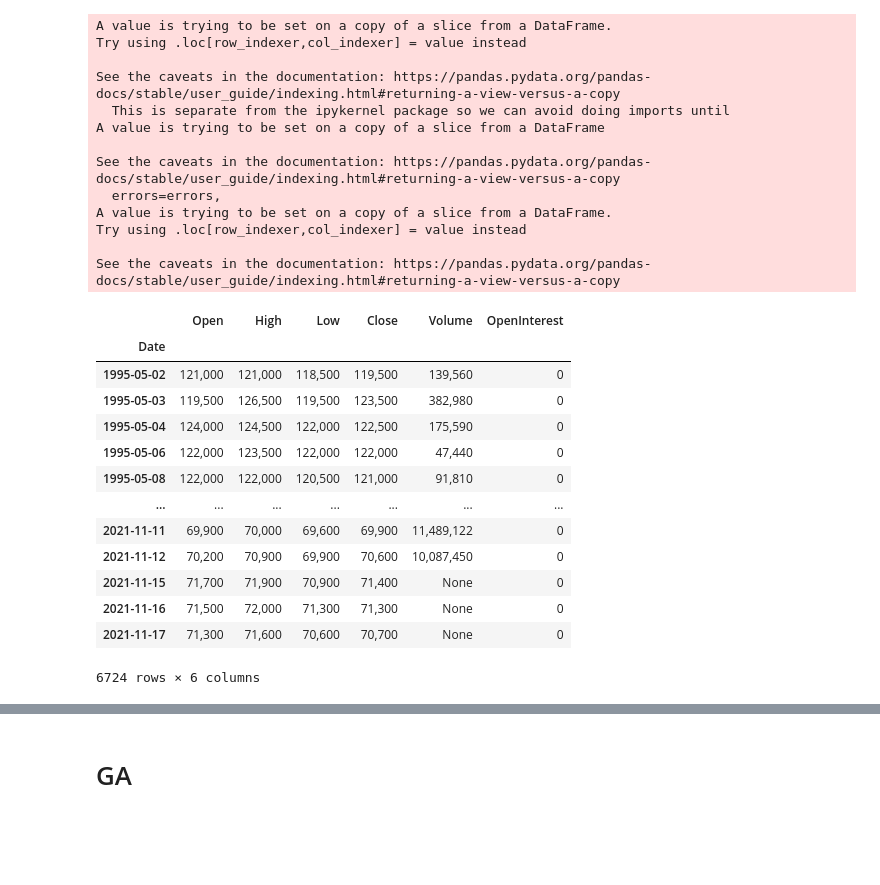
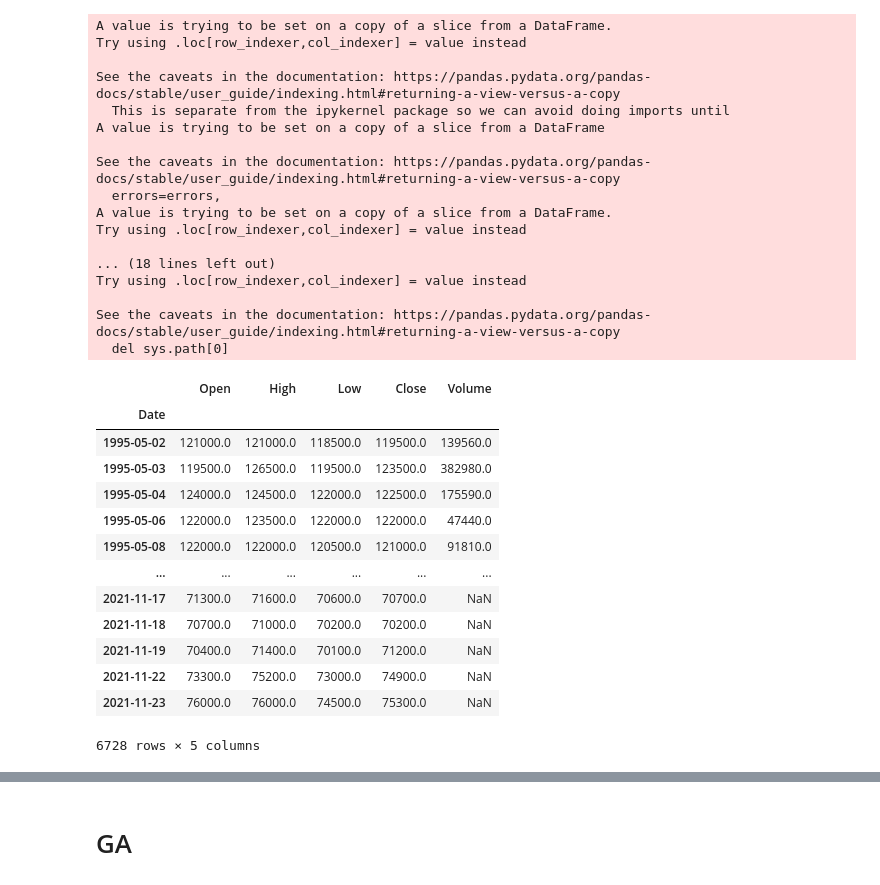
Before and after one commit to baeksumin/k-project, a Jupyter notebook: data_preprocessing/optimization.ipynb, the cells around one changed output, grey strips where cells are left out. Cells and saved outputs as stored; diff of their text form; code cells hidden in the pictures; blank space fills up the shorter version.

```diff
--- a/data_preprocessing/optimization.ipynb
+++ b/data_preprocessing/optimization.ipynb
@@ -100,36 +124,47 @@ samsung01
 # %%
 #인풋 데이터 모양 맞춰주기(backtest에 들어갈 데이터 모양)
-samsung_bt = samsung01[['TRD_DD','TDD_OPNPRC','TDD_HGPRC','TDD_LWPRC','TDD_CLSPRC', 'ACC_TRDVOL']]
+samsung_bt = samsung[['TRD_DD','TDD_OPNPRC','TDD_HGPRC','TDD_LWPRC','TDD_CLSPRC', 'ACC_TRDVOL']]
 samsung_bt['TRD_DD'] = pd.to_datetime(samsung_bt['TRD_DD'])
 samsung_bt.rename(columns={'TRD_DD':'Date', 'TDD_OPNPRC':'Open', 'TDD_HGPRC':'High','TDD_LWPRC':'Low','TDD_CLSPRC':'Close', 'ACC_TRDVOL':'Volume'}, inplace=True)
 samsung_bt.set_index('Date',drop=True,inplace=True)
-samsung_bt['OpenInterest'] =  np.zeros(6724, dtype=int)
 samsung_bt
+
+#데이터프레임 콤마(,) 제거 그리고 타입 소수로 변환
+samsung_bt['Open'] = samsung_bt['Open'].str.replace(',','').astype('float')
+samsung_bt['High'] = samsung_bt['High'].str.replace(',','').astype('float')
+samsung_bt['Low'] = samsung_bt['Low'].str.replace(',','').astype('float')
+samsung_bt['Close'] = samsung_bt['Close'].str.replace(',','').astype('float')
+samsung_bt['Volume'] = samsung_bt['Volume'].str.replace(',','').astype('float')
+samsung_bt
 # %% [output]
 A value is trying to be set on a copy of a slice from a DataFrame.
 Try using .loc[row_indexer,col_indexer] = value instead
 
 See the caveats in the documentation: https://pandas.pydata.org/pandas-docs/stable/user_guide/indexing.html#returning-a-view-versus-a-copy
   This is separate from the ipykernel package so we can avoid doing imports until
 A value is trying to be set on a copy of a slice from a DataFrame
 
 See the caveats in the documentation: https://pandas.pydata.org/pandas-docs/stable/user_guide/indexing.html#returning-a-view-versus-a-copy
   errors=errors,
 A value is trying to be set on a copy of a slice from a DataFrame.
 Try using .loc[row_indexer,col_indexer] = value instead
 
+... (18 lines left out)
+Try using .loc[row_indexer,col_indexer] = value instead
+
 See the caveats in the documentation: https://pandas.pydata.org/pandas-docs/stable/user_guide/indexing.html#returning-a-view-versus-a-copy
+  del sys.path[0]
-|  | Open | High | Low | Close | Volume | OpenInterest |
-| Date |  |  |  |  |  |  |
-| 1995-05-02 | 121,000 | 121,000 | 118,500 | 119,500 | 139,560 | 0 |
-| 1995-05-03 | 119,500 | 126,500 | 119,500 | 123,500 | 382,980 | 0 |
-| 1995-05-04 | 124,000 | 124,500 | 122,000 | 122,500 | 175,590 | 0 |
-| 1995-05-06 | 122,000 | 123,500 | 122,000 | 122,000 | 47,440 | 0 |
-| 1995-05-08 | 122,000 | 122,000 | 120,500 | 121,000 | 91,810 | 0 |
-| ... | ... | ... | ... | ... | ... | ... |
-| 2021-11-11 | 69,900 | 70,000 | 69,600 | 69,900 | 11,489,122 | 0 |
-| 2021-11-12 | 70,200 | 70,900 | 69,900 | 70,600 | 10,087,450 | 0 |
-| 2021-11-15 | 71,700 | 71,900 | 70,900 | 71,400 | None | 0 |
-| 2021-11-16 | 71,500 | 72,000 | 71,300 | 71,300 | None | 0 |
-| 2021-11-17 | 71,300 | 71,600 | 70,600 | 70,700 | None | 0 |
+|  | Open | High | Low | Close | Volume |
+| Date |  |  |  |  |  |
+| 1995-05-02 | 121000.0 | 121000.0 | 118500.0 | 119500.0 | 139560.0 |
+| 1995-05-03 | 119500.0 | 126500.0 | 119500.0 | 123500.0 | 382980.0 |
+| 1995-05-04 | 124000.0 | 124500.0 | 122000.0 | 122500.0 | 175590.0 |
+| 1995-05-06 | 122000.0 | 123500.0 | 122000.0 | 122000.0 | 47440.0 |
+| 1995-05-08 | 122000.0 | 122000.0 | 120500.0 | 121000.0 | 91810.0 |
+| ... | ... | ... | ... | ... | ... |
+| 2021-11-17 | 71300.0 | 71600.0 | 70600.0 | 70700.0 | NaN |
+| 2021-11-18 | 70700.0 | 71000.0 | 70200.0 | 70200.0 | NaN |
+| 2021-11-19 | 70400.0 | 71400.0 | 70100.0 | 71200.0 | NaN |
+| 2021-11-22 | 73300.0 | 75200.0 | 73000.0 | 74900.0 | NaN |
+| 2021-11-23 | 76000.0 | 76000.0 | 74500.0 | 75300.0 | NaN |
-6724 rows × 6 columns
+6728 rows × 5 columns
```
Also changed, not shown: parts of 38 cells of this notebook.
